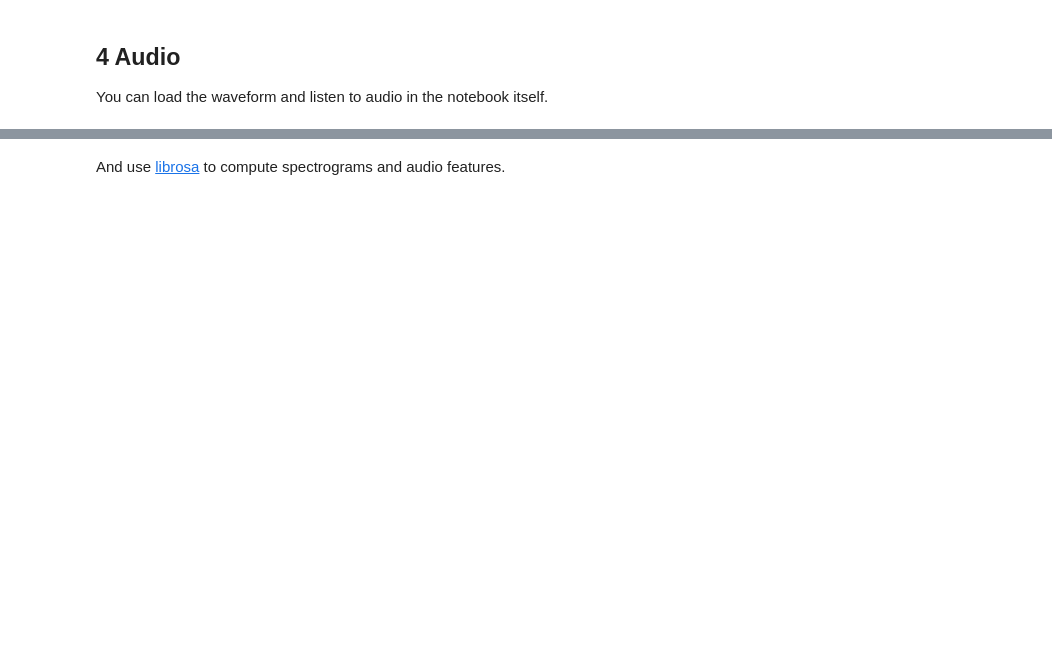
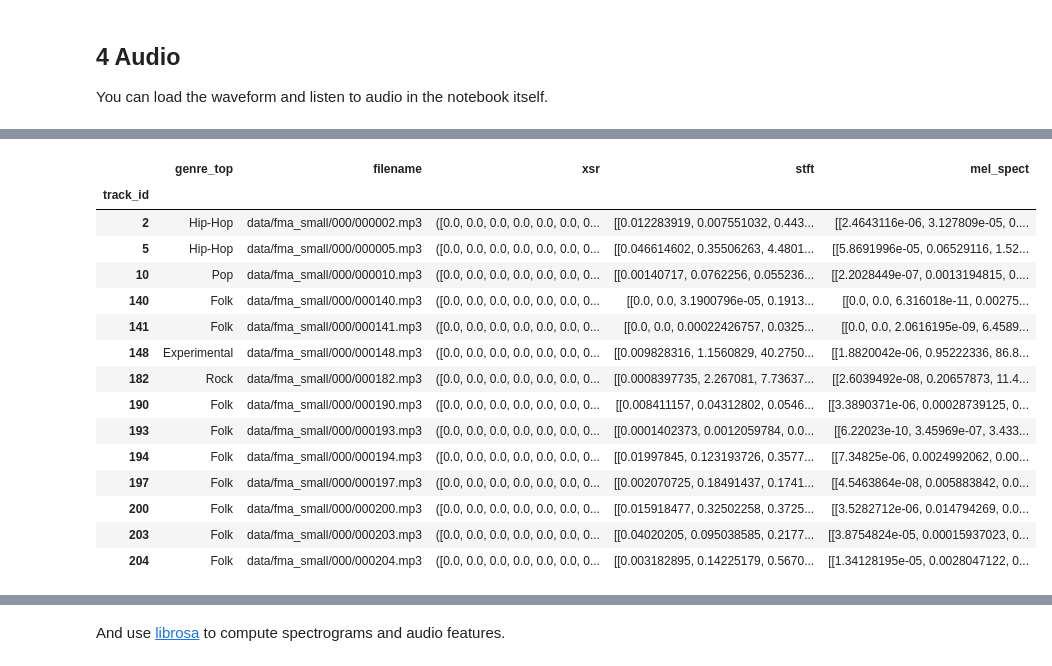
Before and after one commit to bhavnasud/MusicRecognition, a Jupyter notebook: usage.ipynb, the cells around one changed output, grey strips where cells are left out. Drawn from its saved outputs; the diff is of its cells as text; code cells hidden in the pictures; blank space fills up the shorter version.

```diff
--- a/usage.ipynb
+++ b/usage.ipynb
@@ -285 +332,33 @@ You can load the waveform and listen to audio in the notebook itself.
+# %%
+import warnings
+
+genres = small['track'][['genre_top']].head(14)
+genres['filename'] = genres.apply(lambda row : utils.get_audio_path(AUDIO_DIR, row.name), axis = 1)
+
+def create_table():
+    genres['xsr'] = genres.apply(lambda row: librosa.load(row['filename'], sr=None, mono=True), axis = 1)
+    genres['stft'] = genres.apply(lambda row: np.abs(librosa.stft(row['xsr'][0], n_fft=2048, hop_length=512)), axis = 1)
+    genres['mel_spect'] = genres.apply(lambda row: librosa.feature.melspectrogram(sr=row['xsr'][1], S=row['stft']**2), axis = 1)
+
+with warnings.catch_warnings():
+    warnings.simplefilter("ignore")
+    create_table()
+genres
+# %% [output]
+|  | genre_top | filename | xsr | stft | mel_spect |
+| track_id |  |  |  |  |  |
+| 2 | Hip-Hop | data/fma_small/000/000002.mp3 | ([0.0, 0.0, 0.0, 0.0, 0.0, 0.0, 0... | [[0.012283919, 0.007551032, 0.443... | [[2.4643116e-06, 3.127809e-05, 0.... |
+| 5 | Hip-Hop | data/fma_small/000/000005.mp3 | ([0.0, 0.0, 0.0, 0.0, 0.0, 0.0, 0... | [[0.046614602, 0.35506263, 4.4801... | [[5.8691996e-05, 0.06529116, 1.52... |
+| 10 | Pop | data/fma_small/000/000010.mp3 | ([0.0, 0.0, 0.0, 0.0, 0.0, 0.0, 0... | [[0.00140717, 0.0762256, 0.055236... | [[2.2028449e-07, 0.0013194815, 0.... |
+| 140 | Folk | data/fma_small/000/000140.mp3 | ([0.0, 0.0, 0.0, 0.0, 0.0, 0.0, 0... | [[0.0, 0.0, 3.1900796e-05, 0.1913... | [[0.0, 0.0, 6.316018e-11, 0.00275... |
+| 141 | Folk | data/fma_small/000/000141.mp3 | ([0.0, 0.0, 0.0, 0.0, 0.0, 0.0, 0... | [[0.0, 0.0, 0.00022426757, 0.0325... | [[0.0, 0.0, 2.0616195e-09, 6.4589... |
+| 148 | Experimental | data/fma_small/000/000148.mp3 | ([0.0, 0.0, 0.0, 0.0, 0.0, 0.0, 0... | [[0.009828316, 1.1560829, 40.2750... | [[1.8820042e-06, 0.95222336, 86.8... |
+| 182 | Rock | data/fma_small/000/000182.mp3 | ([0.0, 0.0, 0.0, 0.0, 0.0, 0.0, 0... | [[0.0008397735, 2.267081, 7.73637... | [[2.6039492e-08, 0.20657873, 11.4... |
+| 190 | Folk | data/fma_small/000/000190.mp3 | ([0.0, 0.0, 0.0, 0.0, 0.0, 0.0, 0... | [[0.008411157, 0.04312802, 0.0546... | [[3.3890371e-06, 0.00028739125, 0... |
+| 193 | Folk | data/fma_small/000/000193.mp3 | ([0.0, 0.0, 0.0, 0.0, 0.0, 0.0, 0... | [[0.0001402373, 0.0012059784, 0.0... | [[6.22023e-10, 3.45969e-07, 3.433... |
+| 194 | Folk | data/fma_small/000/000194.mp3 | ([0.0, 0.0, 0.0, 0.0, 0.0, 0.0, 0... | [[0.01997845, 0.123193726, 0.3577... | [[7.34825e-06, 0.0024992062, 0.00... |
+| 197 | Folk | data/fma_small/000/000197.mp3 | ([0.0, 0.0, 0.0, 0.0, 0.0, 0.0, 0... | [[0.002070725, 0.18491437, 0.1741... | [[4.5463864e-08, 0.005883842, 0.0... |
+| 200 | Folk | data/fma_small/000/000200.mp3 | ([0.0, 0.0, 0.0, 0.0, 0.0, 0.0, 0... | [[0.015918477, 0.32502258, 0.3725... | [[3.5282712e-06, 0.014794269, 0.0... |
+| 203 | Folk | data/fma_small/000/000203.mp3 | ([0.0, 0.0, 0.0, 0.0, 0.0, 0.0, 0... | [[0.04020205, 0.095038585, 0.2177... | [[3.8754824e-05, 0.00015937023, 0... |
+| 204 | Folk | data/fma_small/000/000204.mp3 | ([0.0, 0.0, 0.0, 0.0, 0.0, 0.0, 0... | [[0.003182895, 0.14225179, 0.5670... | [[1.34128195e-05, 0.0028047122, 0... |
 # %%
```
Also changed, not shown: parts of 9 cells of this notebook.
